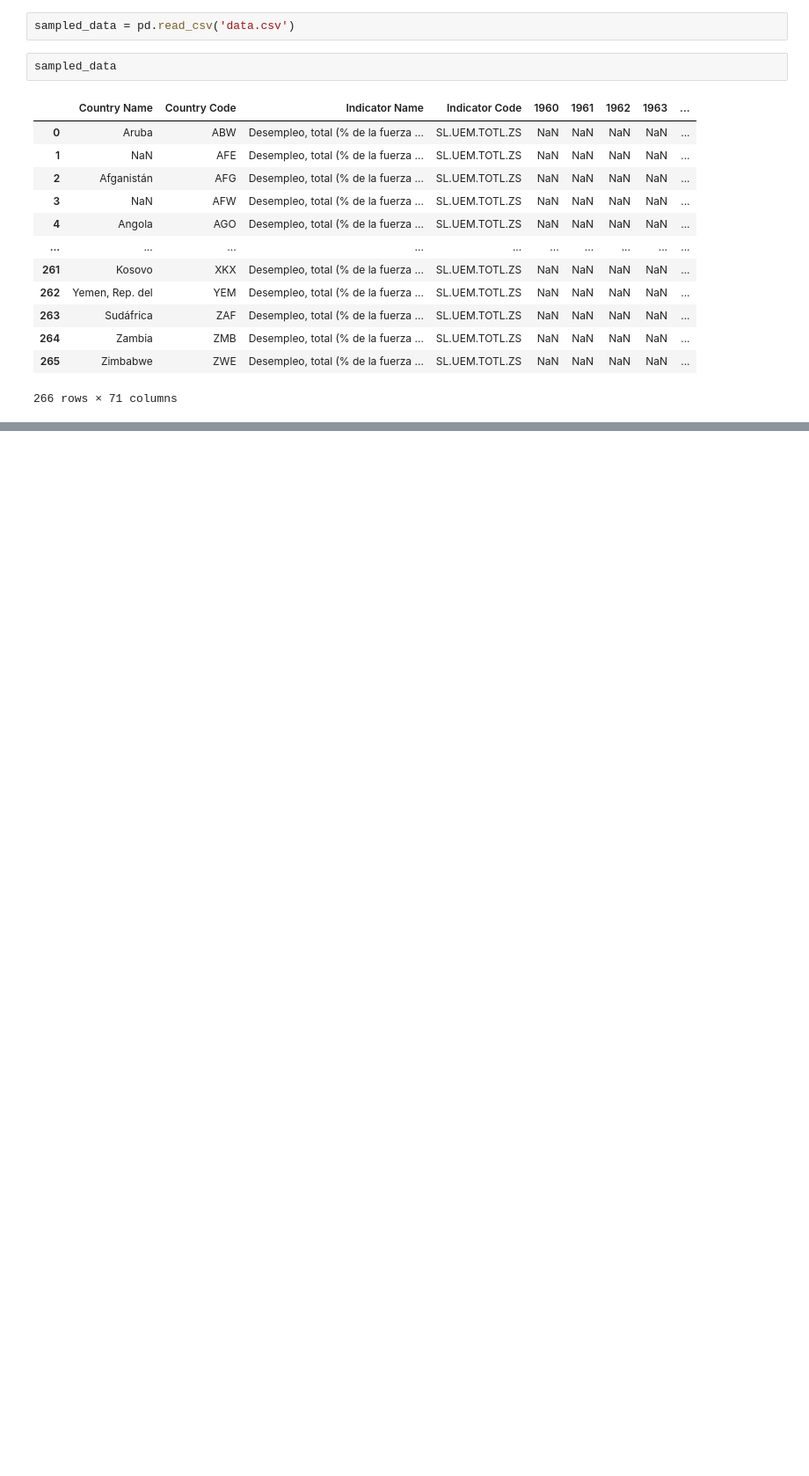
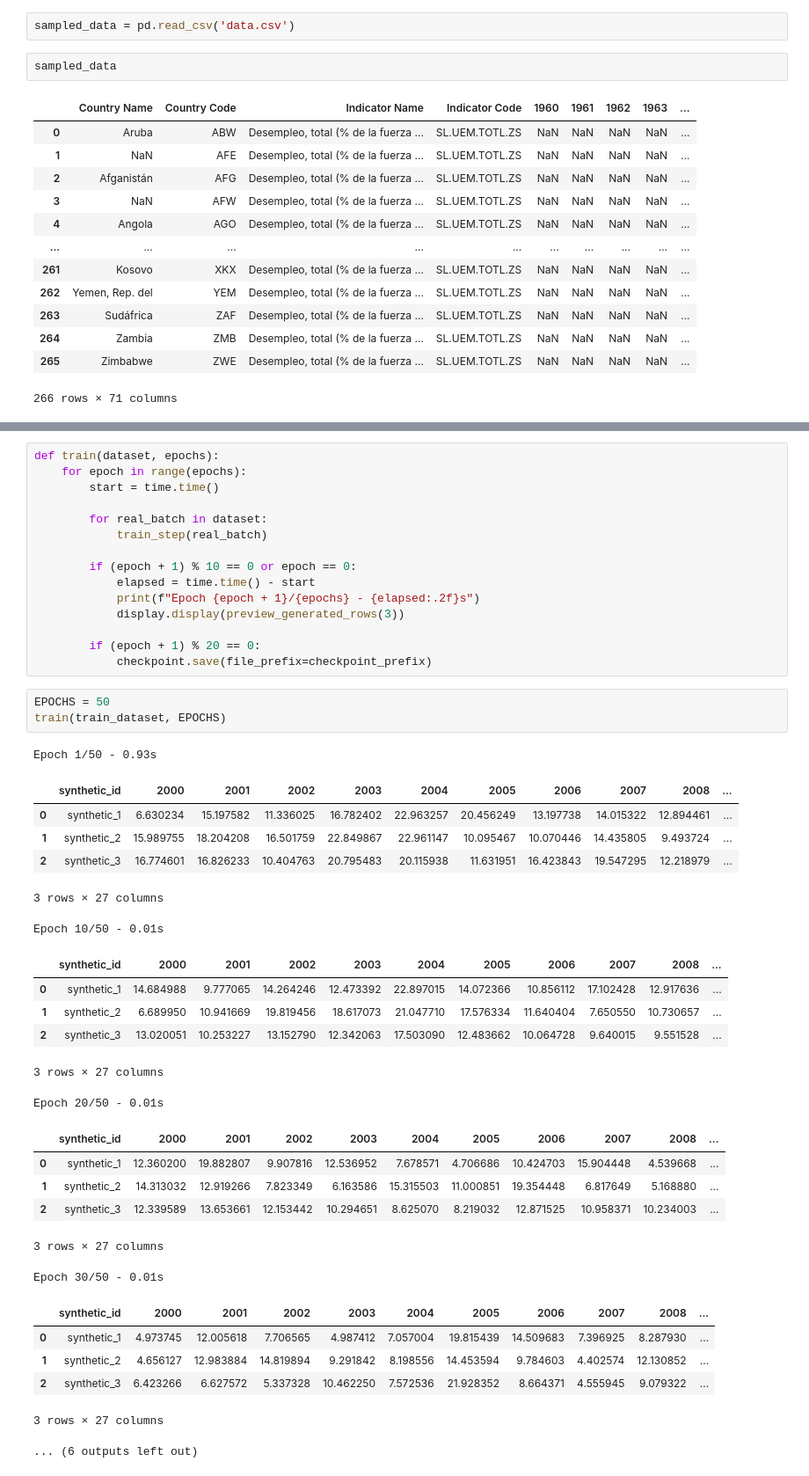
Before and after one commit to anpalopg/IA_Taller_Num2, a Jupyter notebook: main.ipynb, the cells around one changed output, grey strips where cells are left out. Shown at 88% size. Cells and saved outputs as stored; diff of their text form; blank space fills up the shorter version.

```diff
--- a/main.ipynb
+++ b/main.ipynb
@@ -365,0 +491,44 @@ https://www.tensorflow.org/tutorials/generative/dcgan?utm_source=copilot.com&hl=
+# %%
+def train(dataset, epochs):
+    for epoch in range(epochs):
+        start = time.time()
+
+        for real_batch in dataset:
+            train_step(real_batch)
+
+        if (epoch + 1) % 10 == 0 or epoch == 0:
+            elapsed = time.time() - start
+            print(f"Epoch {epoch + 1}/{epochs} - {elapsed:.2f}s")
+            display.display(preview_generated_rows(3))
+
+        if (epoch + 1) % 20 == 0:
+            checkpoint.save(file_prefix=checkpoint_prefix)
+# %%
+EPOCHS = 50
+train(train_dataset, EPOCHS)
+# %% [output]
+Epoch 1/50 - 0.93s
+|  | synthetic_id | 2000 | 2001 | 2002 | 2003 | 2004 | 2005 | 2006 | 2007 | 2008 | ... |
+| 0 | synthetic_1 | 6.630234 | 15.197582 | 11.336025 | 16.782402 | 22.963257 | 20.456249 | 13.197738 | 14.015322 | 12.894461 | ... |
+| 1 | synthetic_2 | 15.989755 | 18.204208 | 16.501759 | 22.849867 | 22.961147 | 10.095467 | 10.070446 | 14.435805 | 9.493724 | ... |
+| 2 | synthetic_3 | 16.774601 | 16.826233 | 10.404763 | 20.795483 | 20.115938 | 11.631951 | 16.423843 | 19.547295 | 12.218979 | ... |
+3 rows × 27 columns
+Epoch 10/50 - 0.01s
+|  | synthetic_id | 2000 | 2001 | 2002 | 2003 | 2004 | 2005 | 2006 | 2007 | 2008 | ... |
+| 0 | synthetic_1 | 14.684988 | 9.777065 | 14.264246 | 12.473392 | 22.897015 | 14.072366 | 10.856112 | 17.102428 | 12.917636 | ... |
+| 1 | synthetic_2 | 6.689950 | 10.941669 | 19.819456 | 18.617073 | 21.047710 | 17.576334 | 11.640404 | 7.650550 | 10.730657 | ... |
+| 2 | synthetic_3 | 13.020051 | 10.253227 | 13.152790 | 12.342063 | 17.503090 | 12.483662 | 10.064728 | 9.640015 | 9.551528 | ... |
+3 rows × 27 columns
+Epoch 20/50 - 0.01s
+|  | synthetic_id | 2000 | 2001 | 2002 | 2003 | 2004 | 2005 | 2006 | 2007 | 2008 | ... |
+| 0 | synthetic_1 | 12.360200 | 19.882807 | 9.907816 | 12.536952 | 7.678571 | 4.706686 | 10.424703 | 15.904448 | 4.539668 | ... |
+| 1 | synthetic_2 | 14.313032 | 12.919266 | 7.823349 | 6.163586 | 15.315503 | 11.000851 | 19.354448 | 6.817649 | 5.168880 | ... |
+| 2 | synthetic_3 | 12.339589 | 13.653661 | 12.153442 | 10.294651 | 8.625070 | 8.219032 | 12.871525 | 10.958371 | 10.234003 | ... |
+3 rows × 27 columns
+Epoch 30/50 - 0.01s
+|  | synthetic_id | 2000 | 2001 | 2002 | 2003 | 2004 | 2005 | 2006 | 2007 | 2008 | ... |
+| 0 | synthetic_1 | 4.973745 | 12.005618 | 7.706565 | 4.987412 | 7.057004 | 19.815439 | 14.509683 | 7.396925 | 8.287930 | ... |
+| 1 | synthetic_2 | 4.656127 | 12.983884 | 14.819894 | 9.291842 | 8.198556 | 14.453594 | 9.784603 | 4.402574 | 12.130852 | ... |
+| 2 | synthetic_3 | 6.423266 | 6.627572 | 5.337328 | 10.462250 | 7.572536 | 21.928352 | 8.664371 | 4.555945 | 9.079322 | ... |
+3 rows × 27 columns
+... (6 outputs left out)
```
Also changed, not shown: parts of 13 cells of this notebook, 8 other files.
